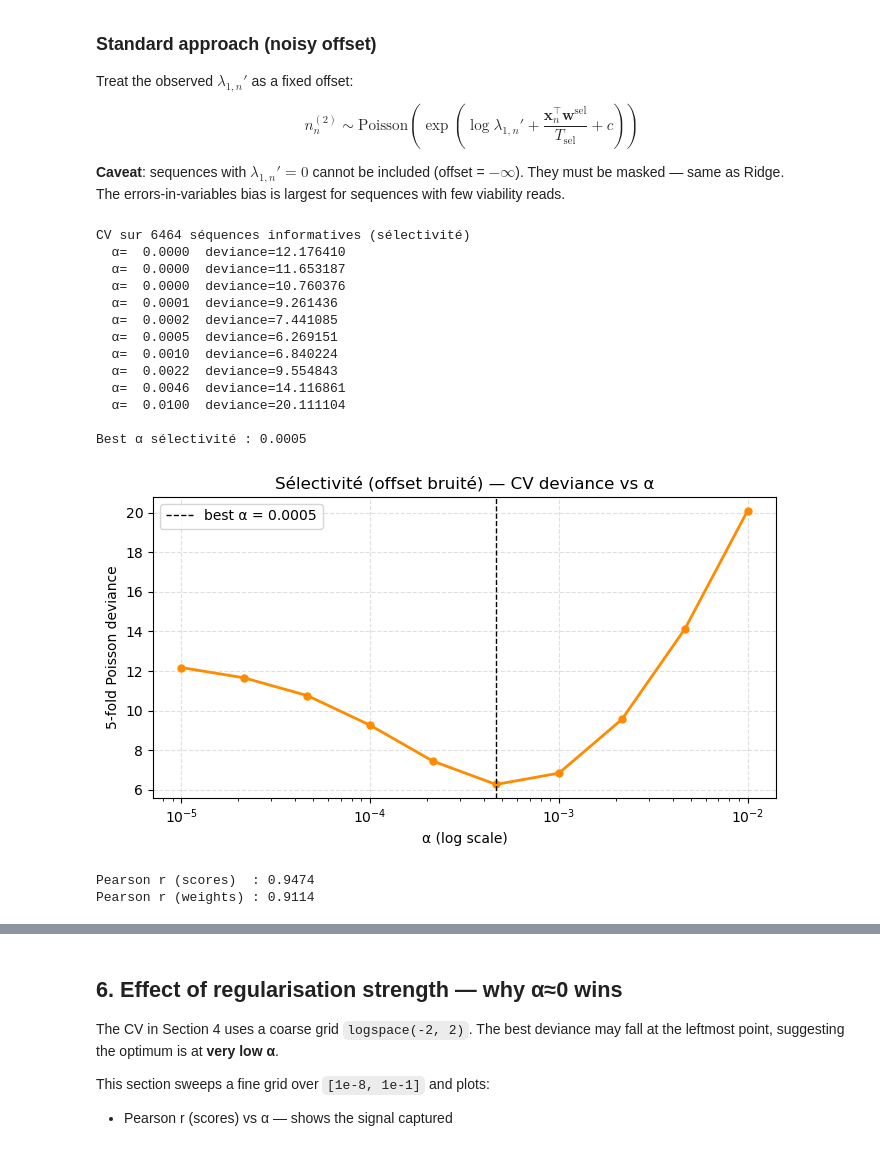
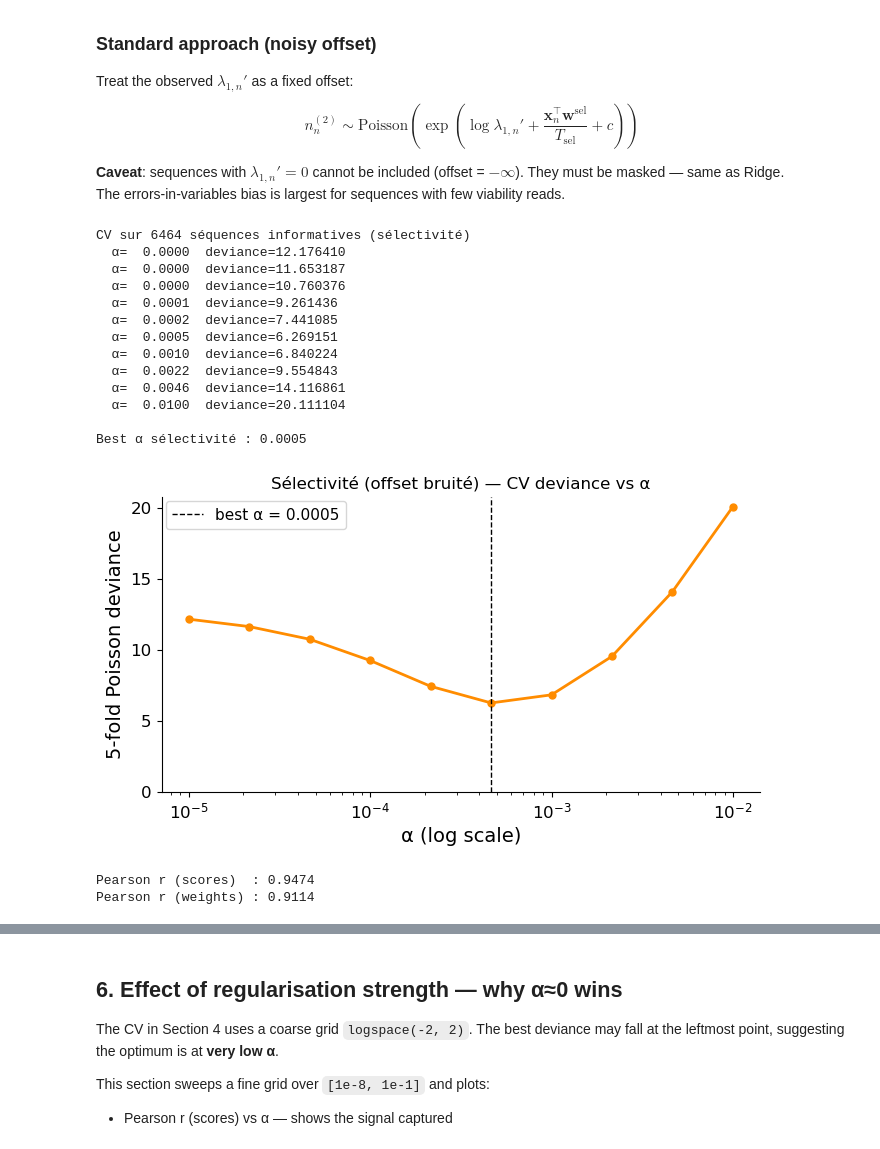
Before and after one commit to merlin-cc/Directed-Evolution-loop, a Jupyter notebook: Poisson_regression_for_linear_model.ipynb, the cells around one changed output, grey strips where cells are left out. Cells and saved outputs as stored; diff of their text form; code cells hidden in the pictures.

Commit message:
updating curves plotting

```diff
--- a/Poisson_regression_for_linear_model.ipynb
+++ b/Poisson_regression_for_linear_model.ipynb
@@ -263,39 +267,43 @@ print(f'\nBest α sélectivité : {alpha_best_sel:.4f}')
 fig, ax = plt.subplots(figsize=(7, 4))
 ax.semilogx(alphas, cv_deviance_sel, color='darkorange', lw=2, marker='o', ms=5)
 ax.axvline(alpha_best_sel, color='k', linestyle='--', lw=1, label=f'best α = {alpha_best_sel:.4f}')
-ax.set_xlabel('α (log scale)')
-ax.set_ylabel(f'{K_FOLDS}-fold Poisson deviance')
+ax.set_xlabel('α (log scale)', fontsize=14)
+ax.set_ylabel(f'{K_FOLDS}-fold Poisson deviance', fontsize=14)
 ax.set_title('Sélectivité (offset bruité) — CV deviance vs α')
-ax.legend(); ax.grid(True, linestyle='--', alpha=0.4)
+ax.spines['top'].set_visible(False)
+ax.spines['right'].set_visible(False)
+ax.set_ylim(bottom=0)
+ax.tick_params(labelsize=12)
+ax.legend(fontsize=11, borderaxespad=0.3)
 plt.tight_layout(); plt.show()
 
 result_sel = sm.GLM(
     endog  = n2_sel,
     exog   = X_sel,
     family = sm.families.Poisson(),
     offset = offset_sel,
 ).fit_regularized(alpha=alpha_best_sel, L1_wt=0.0, maxiter=50)
 
 selectivity_weights_poisson = extract_weights(result_sel, T_sel)
 s_gt          = calculate_scores(sequences, selectivity_weights_GT)
 s_hat_noisy   = calculate_scores(sequences, selectivity_weights_poisson)
 
 print(f'Pearson r (scores)  : {pearson(s_gt, s_hat_noisy):.4f}')
 print(f'Pearson r (weights) : {pearson(np.array(selectivity_weights_poisson).flatten(), np.array(selectivity_weights_GT).flatten()):.4f}')
 # %% [output]
 CV sur 6464 séquences informatives (sélectivité)
   α=  0.0000  deviance=12.176410
   α=  0.0000  deviance=11.653187
   α=  0.0000  deviance=10.760376
   α=  0.0001  deviance=9.261436
   α=  0.0002  deviance=7.441085
   α=  0.0005  deviance=6.269151
   α=  0.0010  deviance=6.840224
   α=  0.0022  deviance=9.554843
   α=  0.0046  deviance=14.116861
   α=  0.0100  deviance=20.111104
 
 Best α sélectivité : 0.0005
-[figure, old version]
+[figure, new version]
 Pearson r (scores)  : 0.9474
 Pearson r (weights) : 0.9114
```
Also changed, not shown: parts of 9 cells of this notebook, 1 other file.
